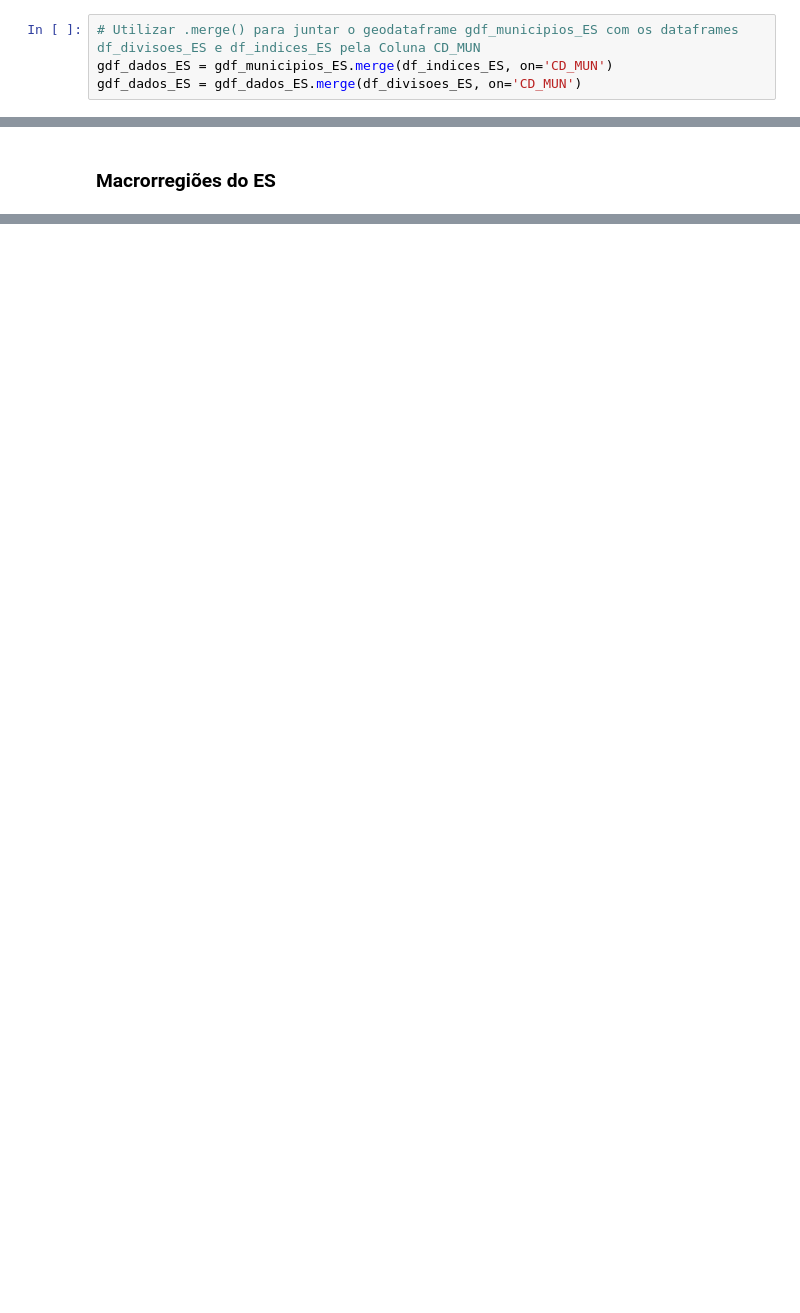
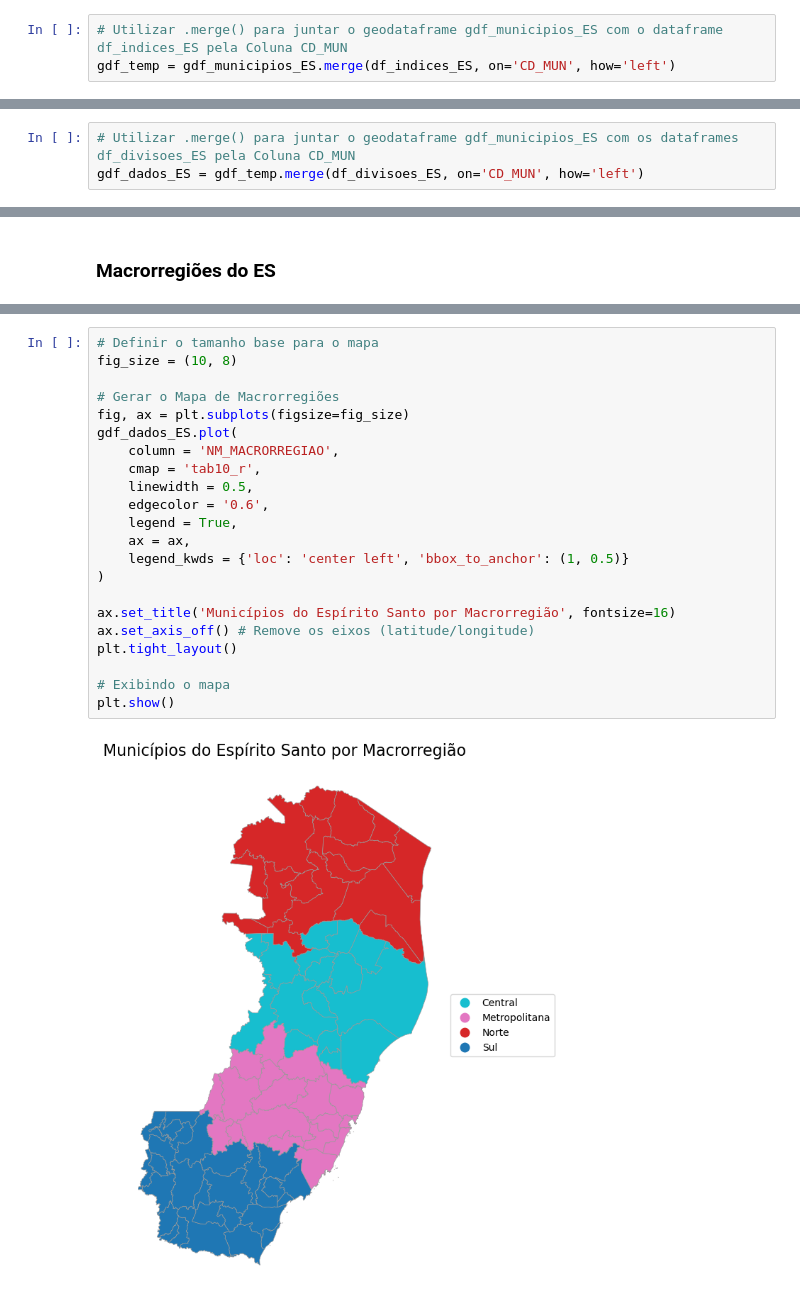
Before and after one commit to fcsardinha/Python-Projects, a Jupyter notebook: Mapas_ES/Mapas_ES.ipynb, the cells around one changed output, grey strips where cells are left out. Cells and saved outputs as stored; diff of their text form; blank space fills up the shorter version.

```diff
--- a/Mapas_ES/Mapas_ES.ipynb
+++ b/Mapas_ES/Mapas_ES.ipynb
@@ -310,6 +361,5 @@ Data columns (total 16 columns):
 dtypes: float64(1), geometry(1), int32(1), object(13)
 memory usage: 9.6+ KB
 # %%
-# Utilizar .merge() para juntar o geodataframe gdf_municipios_ES com os dataframes df_divisoes_ES e df_indices_ES pela Coluna CD_MUN
-gdf_dados_ES = gdf_municipios_ES.merge(df_indices_ES, on='CD_MUN')
-gdf_dados_ES = gdf_dados_ES.merge(df_divisoes_ES, on='CD_MUN')
+# Utilizar .merge() para juntar o geodataframe gdf_municipios_ES com o dataframe df_indices_ES pela Coluna CD_MUN
+gdf_temp = gdf_municipios_ES.merge(df_indices_ES, on='CD_MUN', how='left')
@@ -315,0 +387,3 @@ gdf_dados_ES = gdf_dados_ES.merge(df_divisoes_ES, on='CD_MUN')
+# %%
+# Utilizar .merge() para juntar o geodataframe gdf_municipios_ES com os dataframes df_divisoes_ES pela Coluna CD_MUN
+gdf_dados_ES = gdf_temp.merge(df_divisoes_ES, on='CD_MUN', how='left')
@@ -401,0 +478,24 @@ mapa_ES
+# %%
+# Definir o tamanho base para o mapa
+fig_size = (10, 8)
+
+# Gerar o Mapa de Macrorregiões
+fig, ax = plt.subplots(figsize=fig_size)
+gdf_dados_ES.plot(
+    column = 'NM_MACRORREGIAO',
+    cmap = 'tab10_r',
+    linewidth = 0.5,
+    edgecolor = '0.6',
+    legend = True,
+    ax = ax,
+    legend_kwds = {'loc': 'center left', 'bbox_to_anchor': (1, 0.5)}
+)
+
+ax.set_title('Municípios do Espírito Santo por Macrorregião', fontsize=16)
+ax.set_axis_off() # Remove os eixos (latitude/longitude)
+plt.tight_layout()
+
+# Exibindo o mapa
+plt.show()
+# %% [output]
+[figure, added]
```
Also changed, not shown: parts of 54 cells of this notebook.
